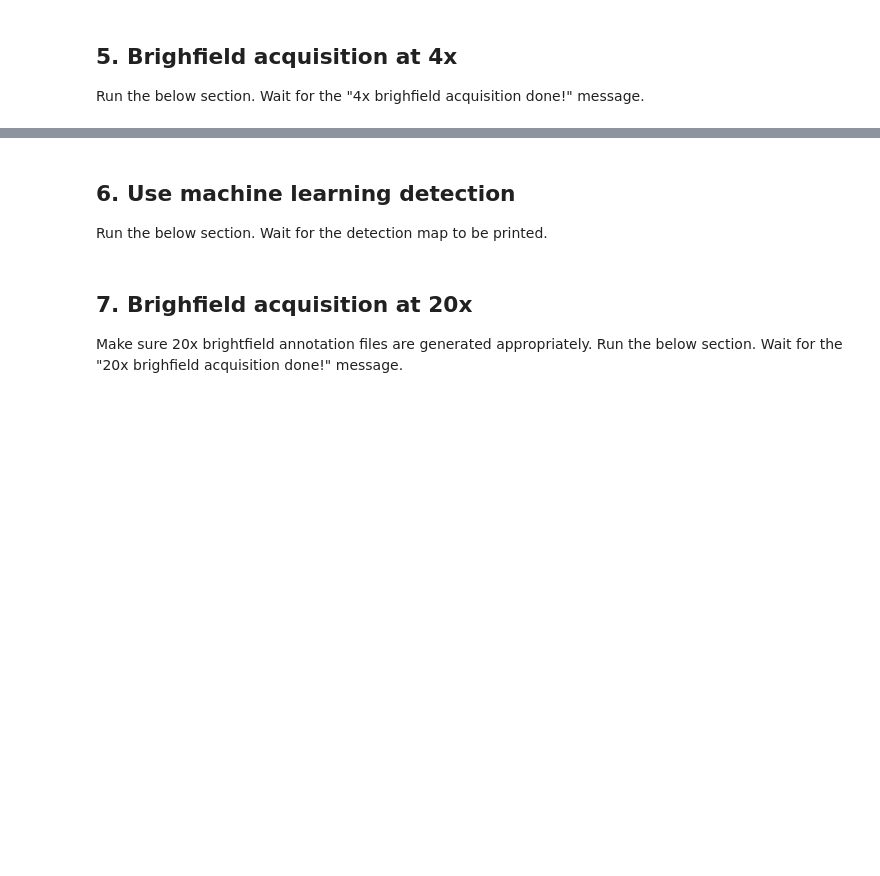
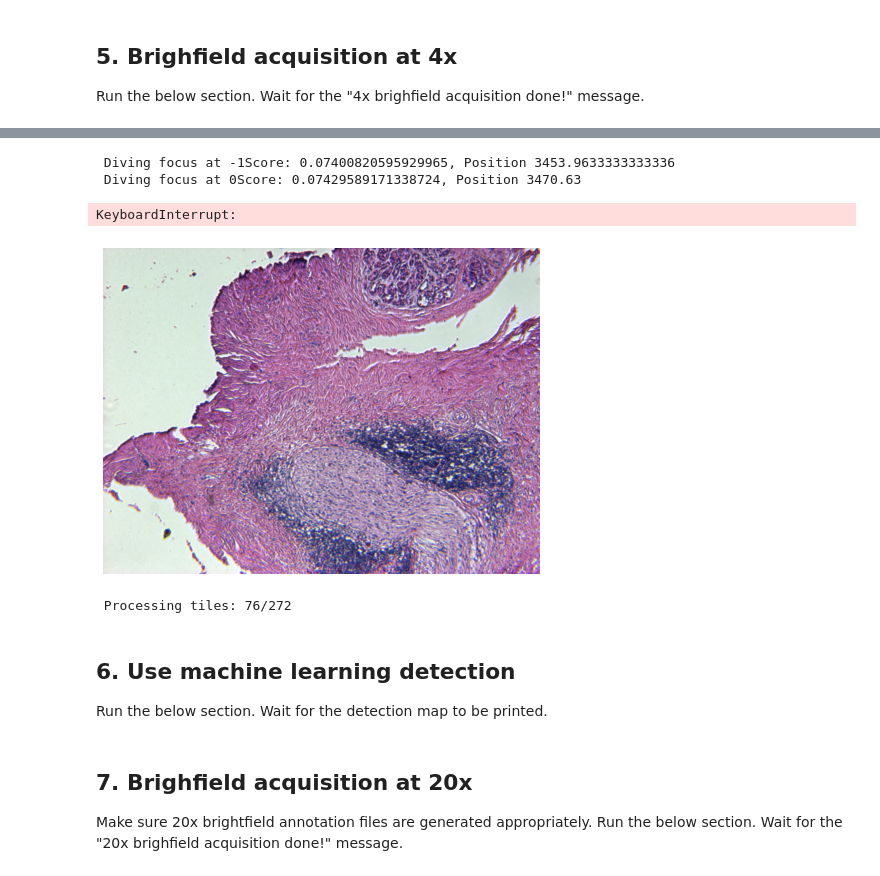
Before and after one commit to uw-loci/smart-wsi-scanner, a Jupyter notebook: SmartPath-main.ipynb, the cells around one changed output, grey strips where cells are left out. Drawn from its saved outputs; the diff is of its cells as text; code cells hidden in the pictures; blank space fills up the shorter version.

```diff
--- a/SmartPath-main.ipynb
+++ b/SmartPath-main.ipynb
@@ -366,7 +373,7 @@ user_config = {
     ### User configuration ###
 
     # Quick configuration group for LSM
-    "exposure-level" : 'mid',
+    "exposure-level" : 'high',
     # 'low'     -> scan rate: '500000.0000', pockel cell gain: 0.3, PMT gain: 0.35
     # 'mid'     -> scan rate: '400000.0000', pockel cell gain: 0.4, PMT gain: 0.4
     # 'high'    -> scan rate: '250000.0000', pockel cell gain: 0.425, PMT gain: 0.425
@@ -375,13 +382,13 @@ user_config = {
     "snr-level" : 'low',
     # Estimiated correction according to sample SNR level. Available value: 'low', 'mid', 'high'
 
-    "autofocus-speed" : 3,
+    "autofocus-speed" : 1,
     # Speed of software autofocus, integer: 1~5. Bigger value leads to faster brightfield scan but potentially lower autofocus performance
 
-    "lsm-resolution" : 512,
+    "lsm-resolution" : 256,
     # LSM scan resolution, available resolution: 256, 512, 1024
 
-    "lsm-bin-factor" : 1,
+    "lsm-bin-factor" : 4,
     # LSM scan pixel average factor, positive integer
 
     "lsm-scan-rate" : '400000.0000',
@@ -393,7 +400,7 @@ user_config = {
     "lsm-pmt-gain" : 0.4,
     # LSM PMT gain, float point value: 0.0 ~ 1.0
 
-    "slide-box" : (-2000, -1000, 30000.0, 21000.0),
+    "slide-box" : (-100, 600, 25500.0, 17000.0),
     # Pre-define scan area (read out values from the stage): (start x stage position, start y stage position, end x stage position, end y stage position)
 
     "enhancement-type" : None,
@@ -429,11 +436,11 @@ hard_config = {
     "pixel-size-shg" : 0.509,
     "camera-resolution" : (1392, 1040), # (width, height)
     "lsm-resolution-base" : (512, 512),
-    "slide-size" : (35000.0, 20000.0), # (width, height) (70000, -20000)
+    "slide-size" : (40000.0, 20000.0), # (width, height) (70000, -20000)
     "Z-stage-20x" : -6930, # -6930 + 290
     "Z-stage-laser" : -6640, #-6640
     "Z-stage-4x" : 3570, # -2300
-    "F-stage-20x" : -15300, # 11000
+    "F-stage-20x" : -15800, # 11000
     "F-stage-laser" : -18500, # -17500
     "F-stage-4x" : -1000,
     "hard-limit-z" : (-7700.0, 17000.0),
@@ -467,8 +495,13 @@ print("Succeeded!")
 ## 4. Configure acquistion parameters
 Enter values and run the below section.
 # %%
+user_config["slide-box"] = (15000, -1000, 39000, 15500)
+hard_config["Z-stage-4x"] = core.get_position()
+config = {**user_config, **hard_config}
+config = config_sys(config)
+
 save_path = 'data/acquisition'
 # Data save path, relative path by default
 
-acq_name = 'HPan-Ade170Sur-101-test-v1'
+acq_name = 'PDAC_MetroHealth_364_s'
 # Acquisition name
@@ -477,0 +536,2 @@ Run the below section. Wait for the "4x brighfield acquisition done!" message.
+# %%
+core.set_xy_position(position_list[2, 8][0], position_list[2, 8][1])
@@ -478 +621,24 @@ Run the below section. Wait for the "4x brighfield acquisition done!" message.
+# %%
+returns = whole_slide_scan(config, core=core, save_path=save_path, acq_name=acq_name_4x, position_list=position_list.reshape(position_list.shape[0]*position_list.shape[1], -1), mda=False, estimate_background=True, focus_dive=True)
+#bg_image = io.imread('data/acquisition/PDAC_MetroHealth_205-4x-bf_2/bg_img.tiff')
+Audio('C:/Windows/Media/Windows Notify Calendar.wav', autoplay=True)
+# %% [output]
+ Diving focus at -1Score: 0.07400820595929965, Position 3453.9633333333336
+ Diving focus at 0Score: 0.07429589171338724, Position 3470.63
+KeyboardInterrupt:
+[figure, added]
+# %%
+def stitching_export(config, ij, save_path, acq_name, mda, position_list, flip_y, correction, background_image, mag):
+    stitching(config=config, ij=ij, save_path=save_path, acq_name=acq_name, mda=mda, position_list=position_list, flip_y=flip_y, correction=correction, background_image=background_image)
+    export_slide(mag=mag)
+    pd_arr = pd.DataFrame(returns[1])
+    pd_arr.to_csv(os.path.join(save_path, acq_name_4x+'-z_pos.csv'), index=False)
+    pd_arr_r = pd.read_csv(os.path.join(save_path, acq_name_4x+'-z_pos.csv'))
+    z_pos_4x = np.array(pd_arr_r)
+    print('\r, 4x brighfield acquisition done!')
+    Audio('C:/Windows/Media/Windows Proximity Notification.wav', autoplay=True)
+stitching_thread = threading.Thread(target=stitching_export, args=(config, ij, save_path, acq_name_4x, False, position_list.reshape(position_list.shape[0]*position_list.shape[1], -1), True, True, returns[0], '4x'))
+stitching_thread.start()
+# %% [output]
+ Processing tiles: 76/272
 # %%
```
Also changed, not shown: parts of 21 cells of this notebook, 4 other files.
